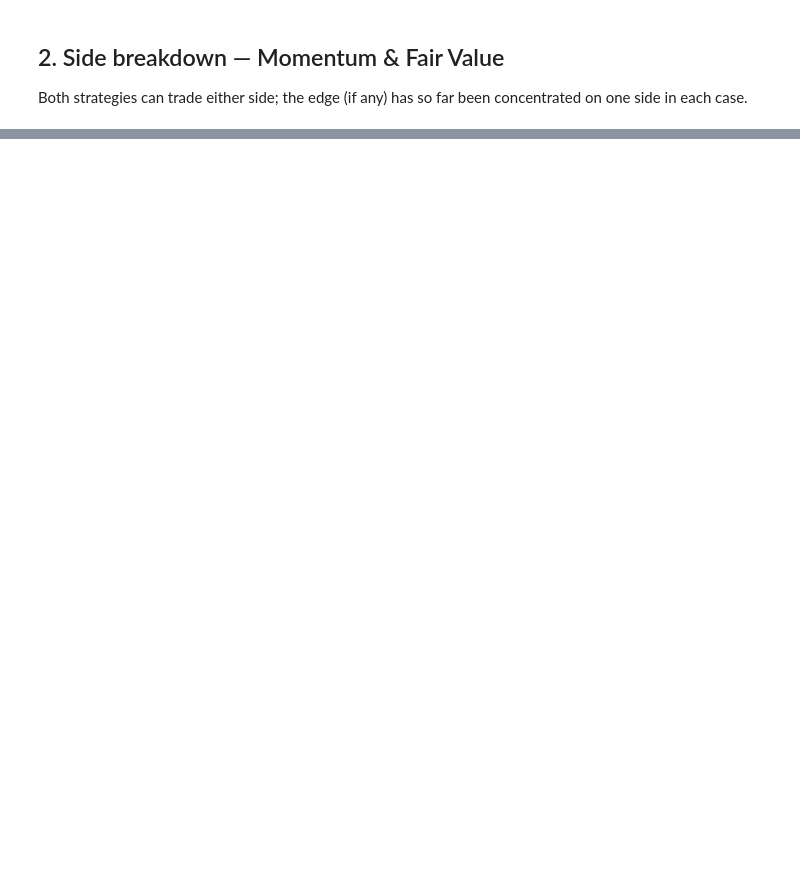
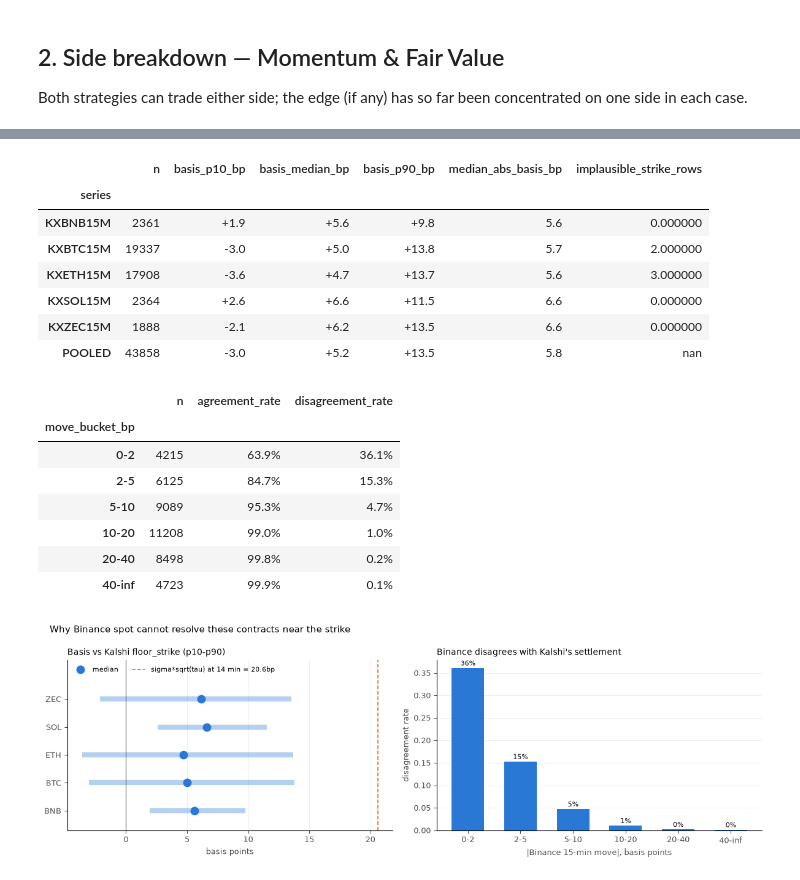
Before and after one commit to simonziervogel/trading-bot, a Jupyter notebook: analysis.ipynb, the cells around one changed output, grey strips where cells are left out. Saved outputs shown, nothing was run; the diff lists cells and outputs as text; code cells hidden in the pictures; blank space fills up the shorter version.

```diff
--- a/analysis.ipynb
+++ b/analysis.ipynb
@@ -253,0 +338,70 @@ Coverage: 2026-05-01 to 2026-05-31  |  {'KXETH15M': 2923, 'KXBTC15M': 2921}
+# %%
+basis = pd.read_csv("results/audit_basis.csv")
+agree = pd.read_csv("results/audit_settlement_agreement.csv")
+
+SD_14M, SD_2M = 20.6, 7.8   # sigma*sqrt(tau) in bp at sigma=0.40
+
+display(basis.set_index("series").style.format({
+    "basis_p10_bp": "{:+.1f}", "basis_median_bp": "{:+.1f}",
+    "basis_p90_bp": "{:+.1f}", "median_abs_basis_bp": "{:.1f}",
+}))
+display(agree.set_index("move_bucket_bp").style.format({
+    "agreement_rate": "{:.1%}", "disagreement_rate": "{:.1%}",
+}))
+
+fig, axes = plt.subplots(1, 2, figsize=(12, 4))
+
+# Left: basis range per series against the model's whole denominator.
+per = basis[basis["series"] != "POOLED"]
+y = range(len(per))
+labels = [s.replace("KX", "").replace("15M", "") for s in per["series"]]
+axes[0].hlines(list(y), per["basis_p10_bp"], per["basis_p90_bp"],
+               color=C_PRIMARY, linewidth=6, alpha=0.35)
+axes[0].plot(per["basis_median_bp"], list(y), "o", color=C_PRIMARY,
+             markersize=9, label="median")
+axes[0].axvline(0, color=C_MUTED, linewidth=0.8)
+axes[0].axvline(SD_14M, color=C_SECONDARY, linewidth=1.2, linestyle="--",
+                label=f"sigma*sqrt(tau) at 14 min = {SD_14M}bp")
+axes[0].set_yticks(list(y))
+axes[0].set_yticklabels(labels)
+_style(axes[0], "Basis vs Kalshi floor_strike (p10-p90)", None)
+axes[0].set_xlabel("basis points", fontsize=9, color=C_MUTED)
+axes[0].grid(axis="y", alpha=0)
+axes[0].grid(axis="x", alpha=0.25, linewidth=0.6)
+# Headroom above the top row so the legend never covers a mark.
+axes[0].set_ylim(-0.7, len(per) - 1 + 1.4)
+axes[0].legend(fontsize=8, frameon=False, loc="upper left", ncol=2)
+
+# Right: single series, so the title names it and no legend box is needed.
+x = range(len(agree))
+bars = axes[1].bar(list(x), agree["disagreement_rate"], 0.62, color=C_PRIMARY)
+for xi, (rate, n) in enumerate(zip(agree["disagreement_rate"], agree["n"])):
+    axes[1].annotate(f"{rate:.0%}", xy=(xi, rate), xytext=(0, 3),
+                     textcoords="offset points", ha="center",
+                     fontsize=8, color=C_INK)
+axes[1].set_xticks(list(x))
+axes[1].set_xticklabels(agree["move_bucket_bp"], fontsize=8)
+_style(axes[1], "Binance disagrees with Kalshi's settlement", "disagreement rate")
+axes[1].set_xlabel("|Binance 15-min move|, basis points", fontsize=9, color=C_MUTED)
+
+fig.suptitle("Why Binance spot cannot resolve these contracts near the strike",
+             fontsize=11, x=0.02, ha="left")
+fig.tight_layout()
+# %% [output]
+|  | n | basis_p10_bp | basis_median_bp | basis_p90_bp | median_abs_basis_bp | implausible_strike_rows |
+| series |  |  |  |  |  |  |
+| KXBNB15M | 2361 | +1.9 | +5.6 | +9.8 | 5.6 | 0.000000 |
+| KXBTC15M | 19337 | -3.0 | +5.0 | +13.8 | 5.7 | 2.000000 |
+| KXETH15M | 17908 | -3.6 | +4.7 | +13.7 | 5.6 | 3.000000 |
+| KXSOL15M | 2364 | +2.6 | +6.6 | +11.5 | 6.6 | 0.000000 |
+| KXZEC15M | 1888 | -2.1 | +6.2 | +13.5 | 6.6 | 0.000000 |
+| POOLED | 43858 | -3.0 | +5.2 | +13.5 | 5.8 | nan |
+|  | n | agreement_rate | disagreement_rate |
+| move_bucket_bp |  |  |  |
+| 0-2 | 4215 | 63.9% | 36.1% |
+| 2-5 | 6125 | 84.7% | 15.3% |
+| 5-10 | 9089 | 95.3% | 4.7% |
+| 10-20 | 11208 | 99.0% | 1.0% |
+| 20-40 | 8498 | 99.8% | 0.2% |
+| 40-inf | 4723 | 99.9% | 0.1% |
+[figure, added]
```
Also changed, not shown: parts of 18 cells of this notebook, 2 other files.
